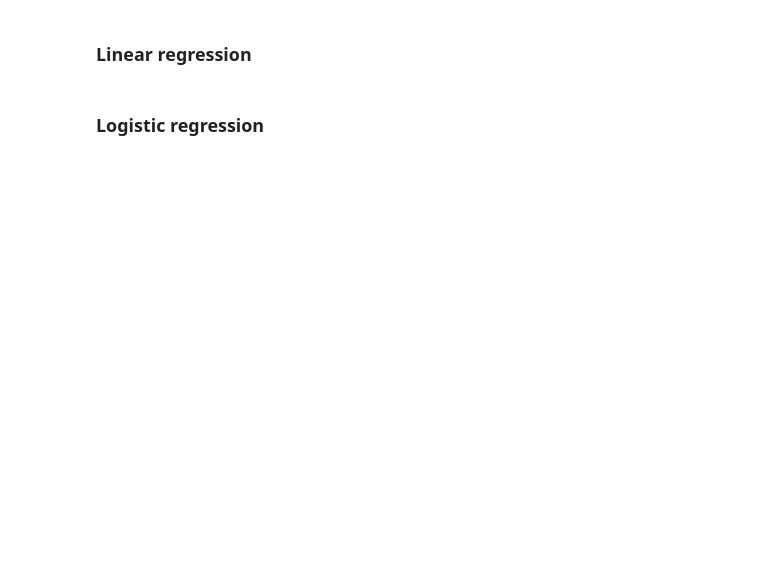
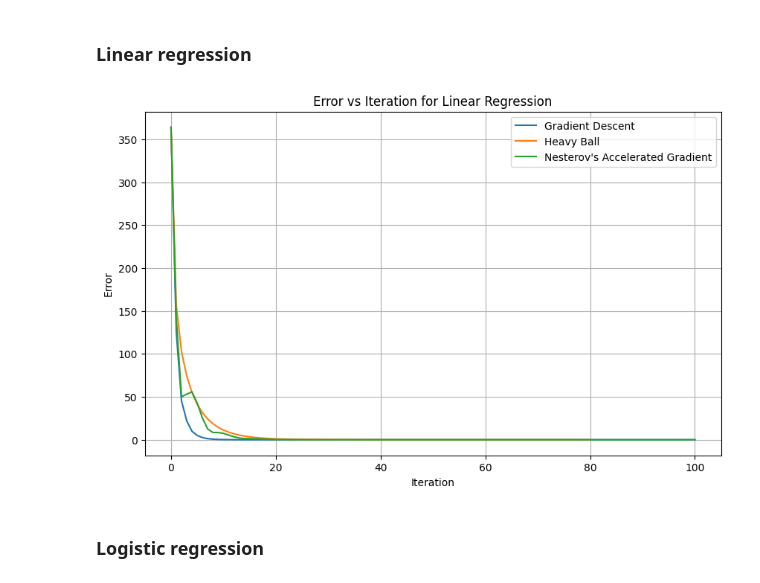
Before and after one commit to CallMeL/OML-hw, a Jupyter notebook: accelerated_methods.ipynb, the cells around one changed output. Saved outputs shown, nothing was run; the diff lists cells and outputs as text; code cells hidden in the pictures; blank space fills up the shorter version.

```diff
--- a/accelerated_methods.ipynb
+++ b/accelerated_methods.ipynb
@@ -291,17 +385,39 @@ x_star = np.array([-2.,0.])
 # %%
 from sklearn.datasets import make_regression
 
 def f(w):
     return np.linalg.norm(X @ w - y) ** 2 / len(X)
 
 def g(w):
     return 2 * X.T @ (X @ w - y) / len(X)
 
 X, y = make_regression(n_samples=1000, n_features=100, n_informative=40, random_state=0)
 x0 = np.zeros(100)
 
 x_star = np.linalg.lstsq(X, y, rcond=None)[0]
-...
+
+
+path_gd = gradient_descent_path(x0, f, g)
+path_hb = heavy_ball_path(x0, f, g)
+path_nag = nag_path(x0, f, g)
+
+errors_gd = [np.linalg.norm(x - x_star) for x in path_gd]
+errors_hb = [np.linalg.norm(x - x_star) for x in path_hb]
+errors_nag = [np.linalg.norm(x - x_star) for x in path_nag]
+
+plt.figure(figsize=(10, 6))
+plt.plot(errors_gd, label="Gradient Descent")
+plt.plot(errors_hb, label="Heavy Ball")
+plt.plot(errors_nag, label="Nesterov's Accelerated Gradient")
+plt.ylabel('Error')
+plt.xlabel('Iteration')
+plt.ylabel('Error')
+plt.title('Error vs Iteration for Linear Regression')
+plt.legend()
+plt.grid()
+plt.show()
+# %% [output]
+[figure, added]
 # %% [markdown]
 ### Logistic regression
 # %%
```
Also changed, not shown: parts of 10 cells of this notebook.
